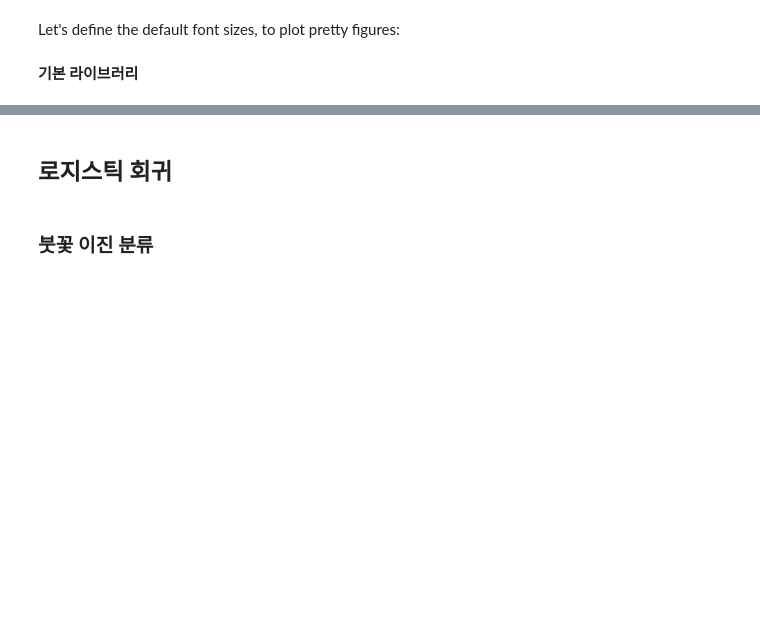
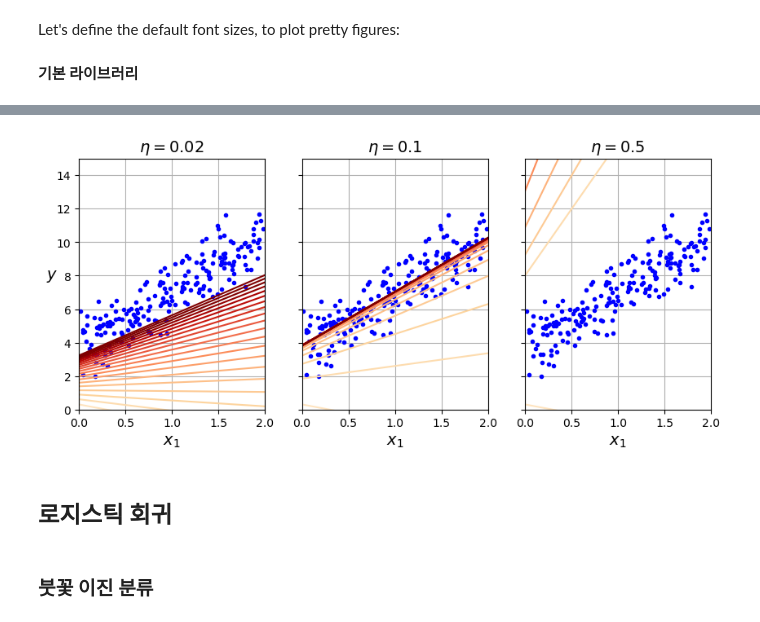
Before and after one commit to ch101634/code-workout-ml, a Jupyter notebook: notebooks/code-training_models.ipynb, the cells around one changed output, grey strips where cells are left out. Drawn from its saved outputs; the diff is of its cells as text; code cells hidden in the pictures; blank space fills up the shorter version.

```diff
--- a/notebooks/code-training_models.ipynb
+++ b/notebooks/code-training_models.ipynb
@@ -41,3 +140,28 @@ import pandas as pd
+# %%
+rng = np.random.default_rng(seed=42)
+theta = rng.standard_normal((2, 1))  # 파라미터 무작위 초기화: [θ0(편향), θ1(기울기)]
+
+plt.figure(figsize=(10, 4))
+
+# 왼쪽 서브플롯: η = 0.02 (학습률 너무 작음 → 느린 수렴)
+plt.subplot(131)
+plot_gradient_descent(theta, eta=0.02)
+plt.ylabel("$y$", rotation=0)
+
+# 가운데 서브플롯: η = 0.1 (적절한 학습률 → 빠르고 안정적인 수렴)
+# theta_path_bgd에 에포크별 파라미터를 저장 (이후 확률적/미니배치 경사하강법 비교에 활용)
+plt.subplot(132)
+theta_path_bgd = plot_gradient_descent(theta, eta=0.1)
+plt.gca().axes.yaxis.set_ticklabels([])  # y축 눈금 레이블 숨김
+
+# 오른쪽 서브플롯: η = 0.5 (학습률 너무 큼 → 발산 또는 진동)
+plt.subplot(133)
+plt.gca().axes.yaxis.set_ticklabels([])  # y축 눈금 레이블 숨김
+plot_gradient_descent(theta, eta=0.5)
+
+plt.show()
+# %% [output]
+[figure, added]
 # %% [markdown]
 ## 로지스틱 회귀
 # %% [markdown]
```
Also changed, not shown: parts of 8 cells of this notebook, 1 other file.
